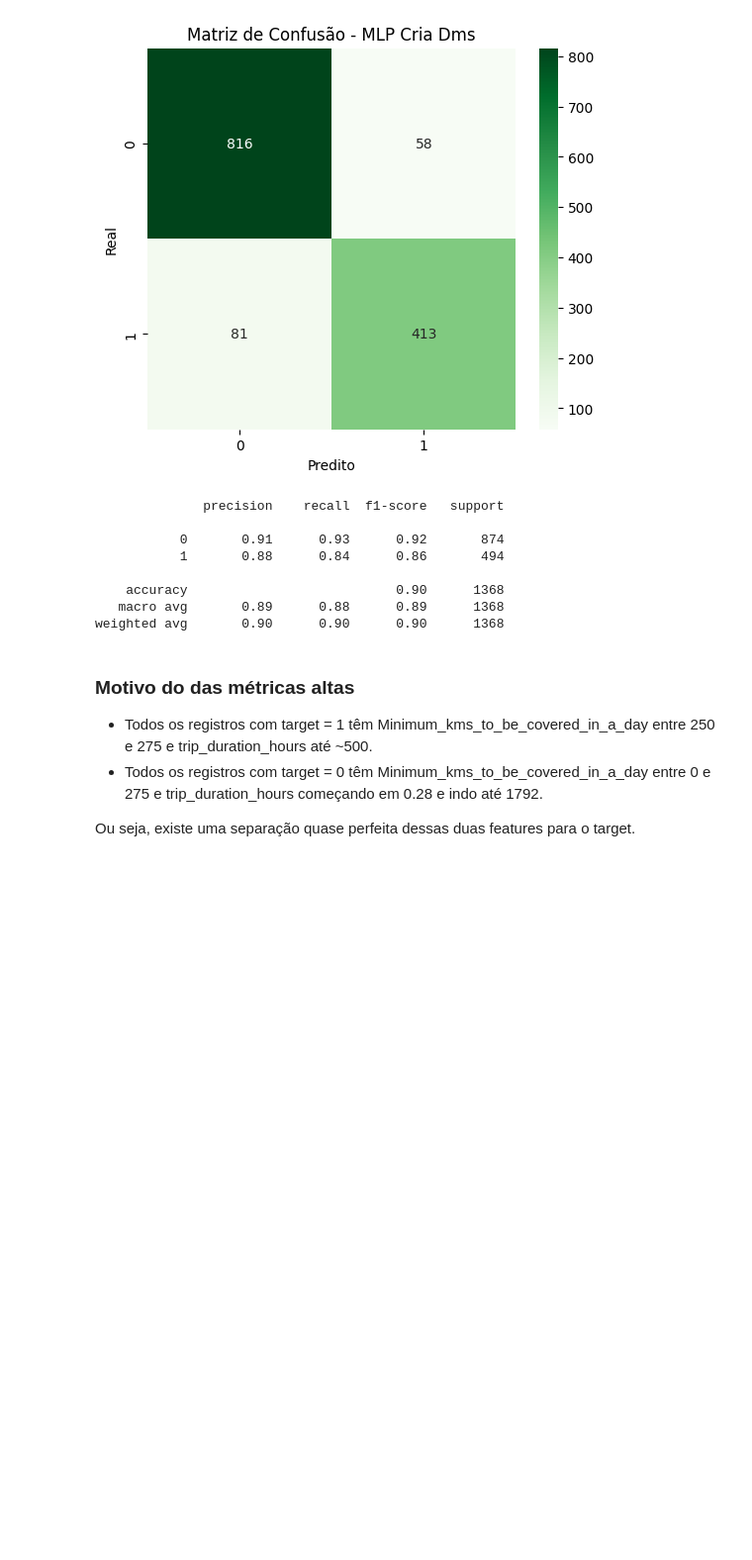
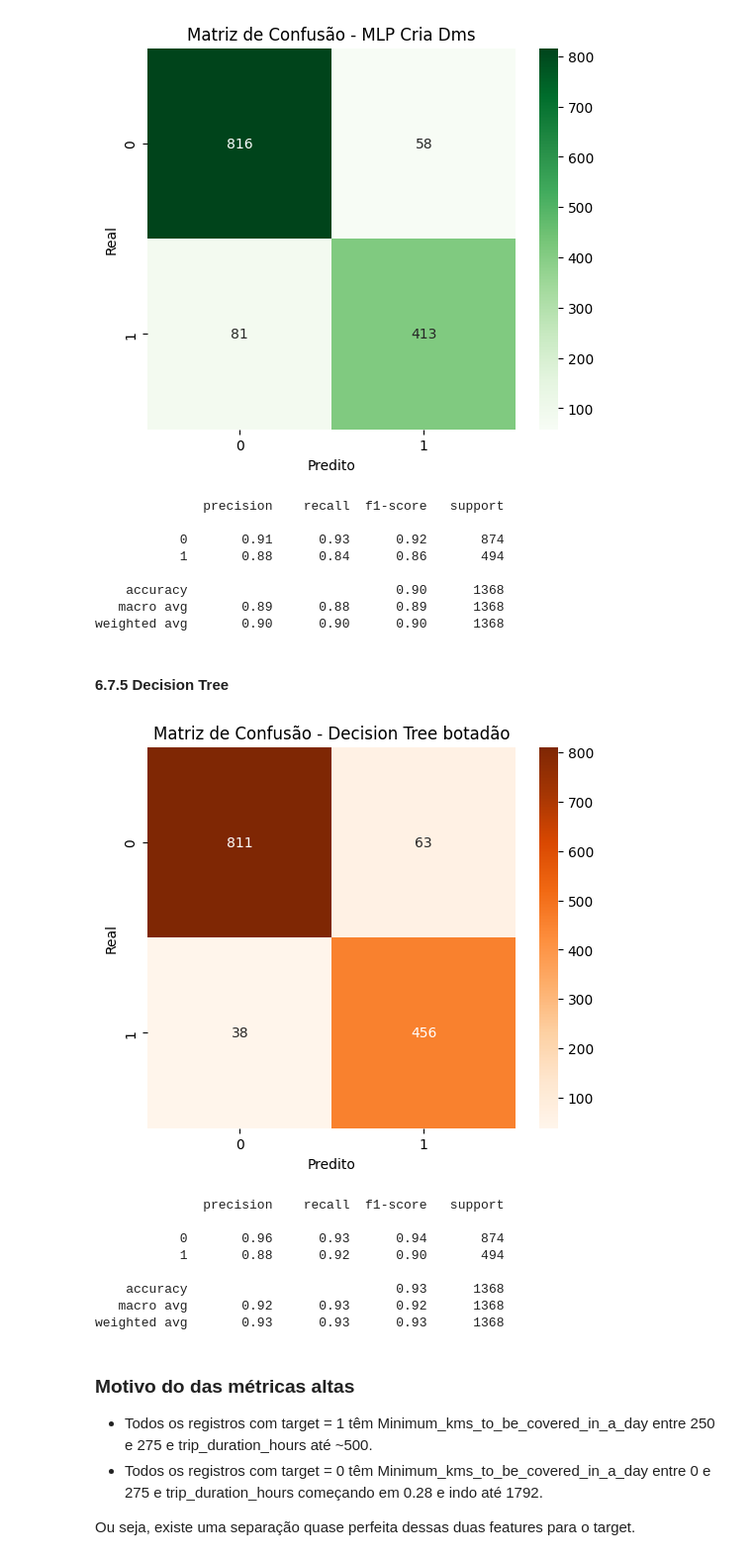
Before and after one commit to Ei-Truck/Exploratory-Analysis_Preditive-Model, a Jupyter notebook: T_L_Tracking_Dataset/analise_dados.ipynb, the cells around one changed output. Shown: that part at 99% size. Drawn from its saved outputs; the diff is of its cells as text; code cells hidden in the pictures; blank space fills up the shorter version.

Commit message:
feat(model): implementing decision tree model

```diff
--- a/T_L_Tracking_Dataset/analise_dados.ipynb
+++ b/T_L_Tracking_Dataset/analise_dados.ipynb
@@ -847,5 +873,23 @@ mlp_model = Pipeline(
         ),
     ]
 )
+
+dt_model = Pipeline(
+    steps=[
+        ("preprocessor", preprocessor_dt),
+        (
+            "classifier",
+            DecisionTreeClassifier(
+                criterion="gini",
+                max_depth=10,
+                max_features=None,
+                min_samples_leaf=1,
+                min_samples_split=2,
+                splitter="best",
+                random_state=42,
+            ),
+        ),
+    ]
+)
 # %% [markdown]
 ### 6.6 Treinando os modelos
@@ -872,0 +976,2 @@ Pipeline(steps=[('preprocessor',
+# %%
+dt_model.fit(X_train, y_train)
@@ -1001,6 +1122,39 @@ print(classification_report(y_test, y_pred))
     accuracy                           0.90      1368
    macro avg       0.89      0.88      0.89      1368
 weighted avg       0.90      0.90      0.90      1368
+# %% [markdown]
+#### 6.7.5 Decision Tree
+# %%
+y_pred = dt_model.predict(X_test)
+
+cm = confusion_matrix(y_test, y_pred)
+
+plt.figure(figsize=(6, 5))
+sns.heatmap(
+    cm,
+    annot=True,
+    fmt="d",
+    cmap="Oranges",
+    xticklabels=dt_model.named_steps["classifier"].classes_,
+    yticklabels=dt_model.named_steps["classifier"].classes_,
+)
+
+plt.xlabel("Predito")
+plt.ylabel("Real")
+plt.title("Matriz de Confusão - Decision Tree botadão")
+plt.show()
+
+print(classification_report(y_test, y_pred))
+# %% [output]
+[figure, added]
+              precision    recall  f1-score   support
+
+           0       0.96      0.93      0.94       874
+           1       0.88      0.92      0.90       494
+
+    accuracy                           0.93      1368
+   macro avg       0.92      0.93      0.92      1368
+weighted avg       0.93      0.93      0.93      1368
 # %% [markdown]
 ### Motivo do das métricas altas
 
```
Also changed, not shown: parts of 15 cells of this notebook.
